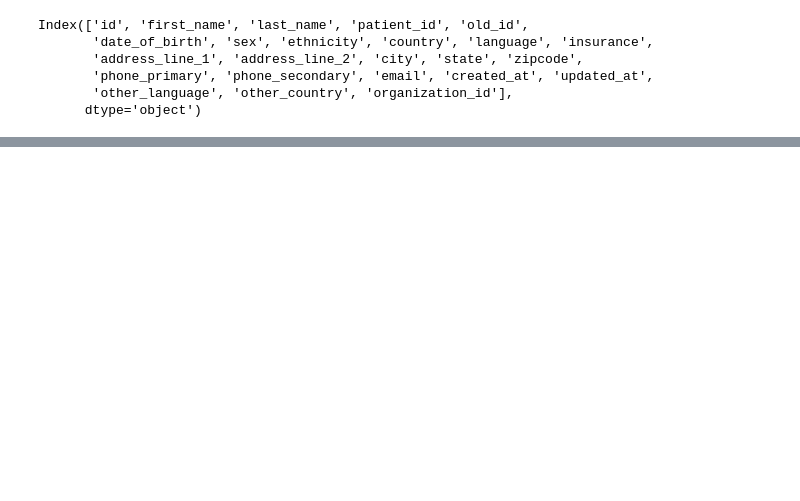
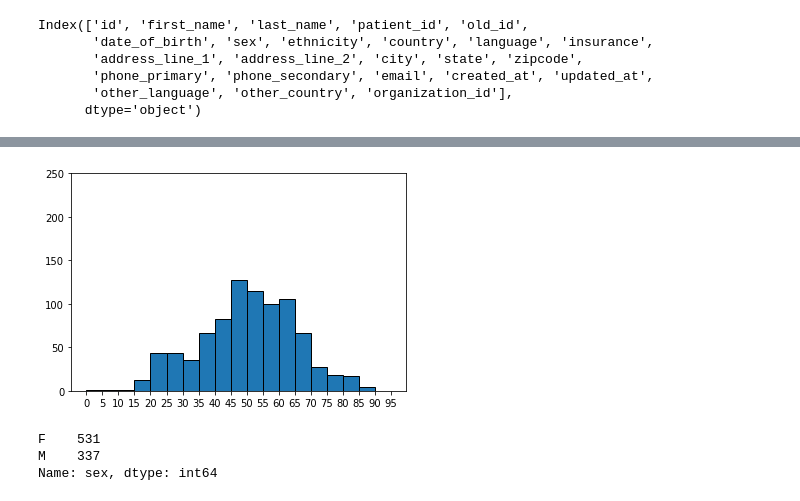
Before and after one commit to adib2149/TIEHL, a Jupyter notebook: exploration.ipynb, the cells around one changed output, grey strips where cells are left out. Drawn from its saved outputs; the diff is of its cells as text; code cells hidden in the pictures; blank space fills up the shorter version.

```diff
--- a/exploration.ipynb
+++ b/exploration.ipynb
@@ -15,0 +95,18 @@ Index(['id', 'first_name', 'last_name', 'patient_id', 'old_id',
+# %%
+bin_count = 20
+bin_width = 5
+
+bins = [x*bin_width for x in range(0, bin_count)] # results in 15, 20, ... 85, 90
+plt.hist(patient['age'], bins=bins, edgecolor="k")
+plt.xticks(bins)
+plt.ylim(0, 250)
+plt.show()
+# %% [output]
+[figure, added]
+# %%
+sex = patient['sex'].value_counts()
+sex
+# %% [output]
+F    531
+M    337
+Name: sex, dtype: int64
```
Also changed, not shown: parts of 27 cells of this notebook.
